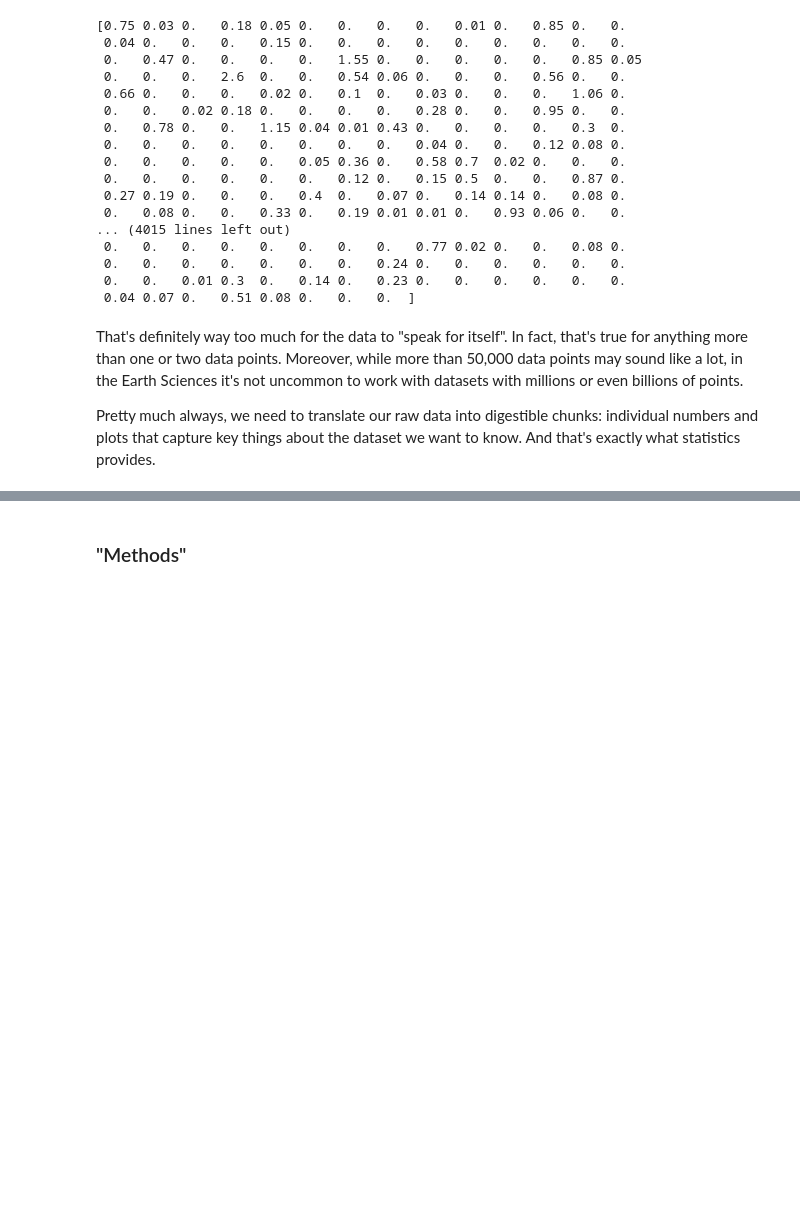
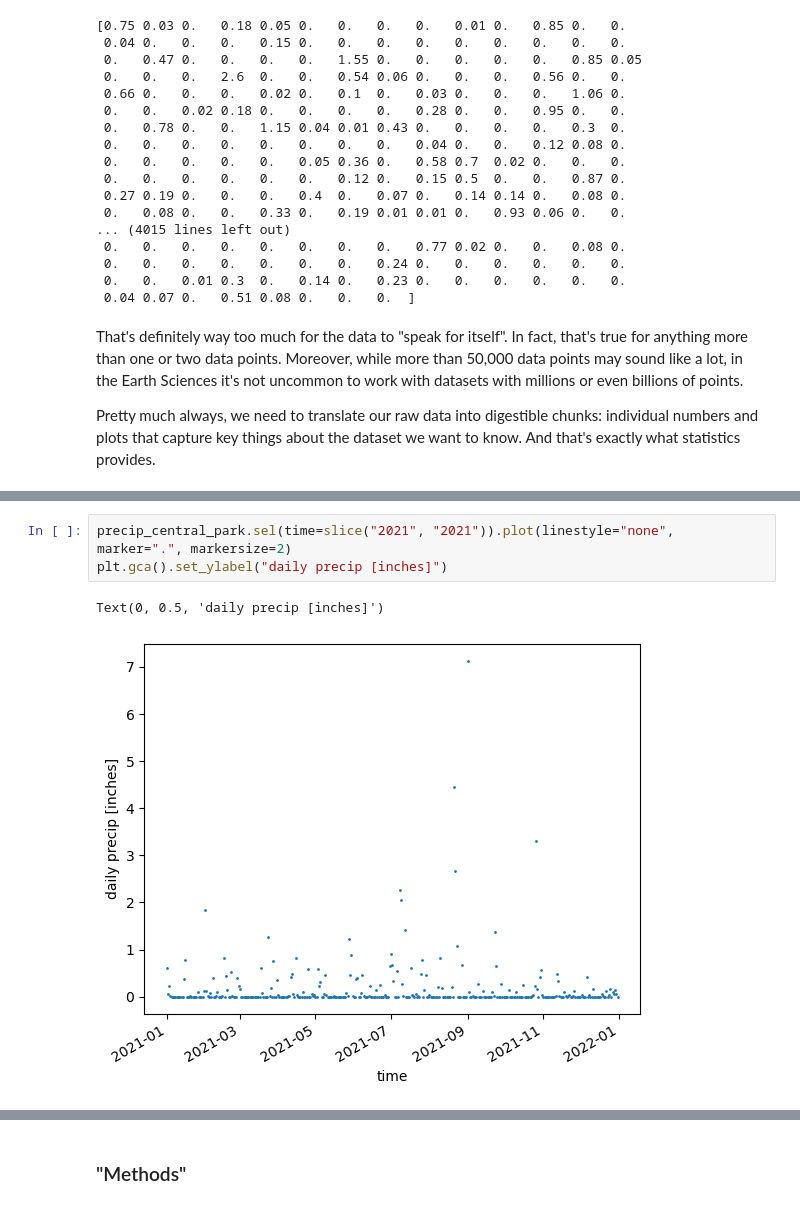
Before and after one commit to spencerahill/stat-methods-course, a Jupyter notebook: lectures/intro.ipynb, the cells around one changed output, grey strips where cells are left out. Drawn from its saved outputs; the diff is of its cells as text; blank space fills up the shorter version.

```diff
--- a/lectures/intro.ipynb
+++ b/lectures/intro.ipynb
@@ -61,0 +72,6 @@ Pretty much always, we need to translate our raw data into digestible chunks: in
+# %%
+precip_central_park.sel(time=slice("2021", "2021")).plot(linestyle="none", marker=".", markersize=2)
+plt.gca().set_ylabel("daily precip [inches]")
+# %% [output]
+Text(0, 0.5, 'daily precip [inches]')
+[figure, added]
```
Also changed, not shown: parts of 20 cells of this notebook, 2 other files.
